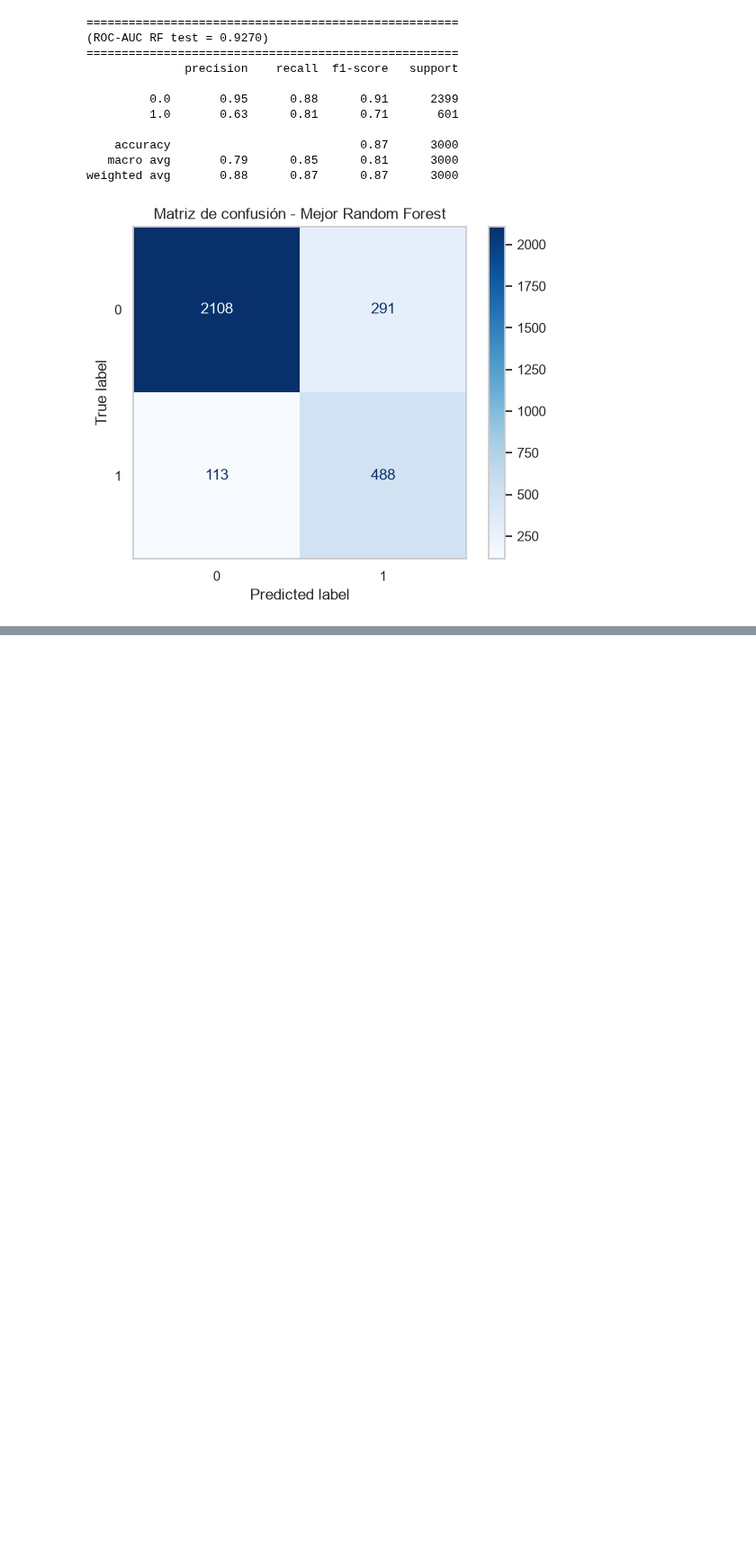
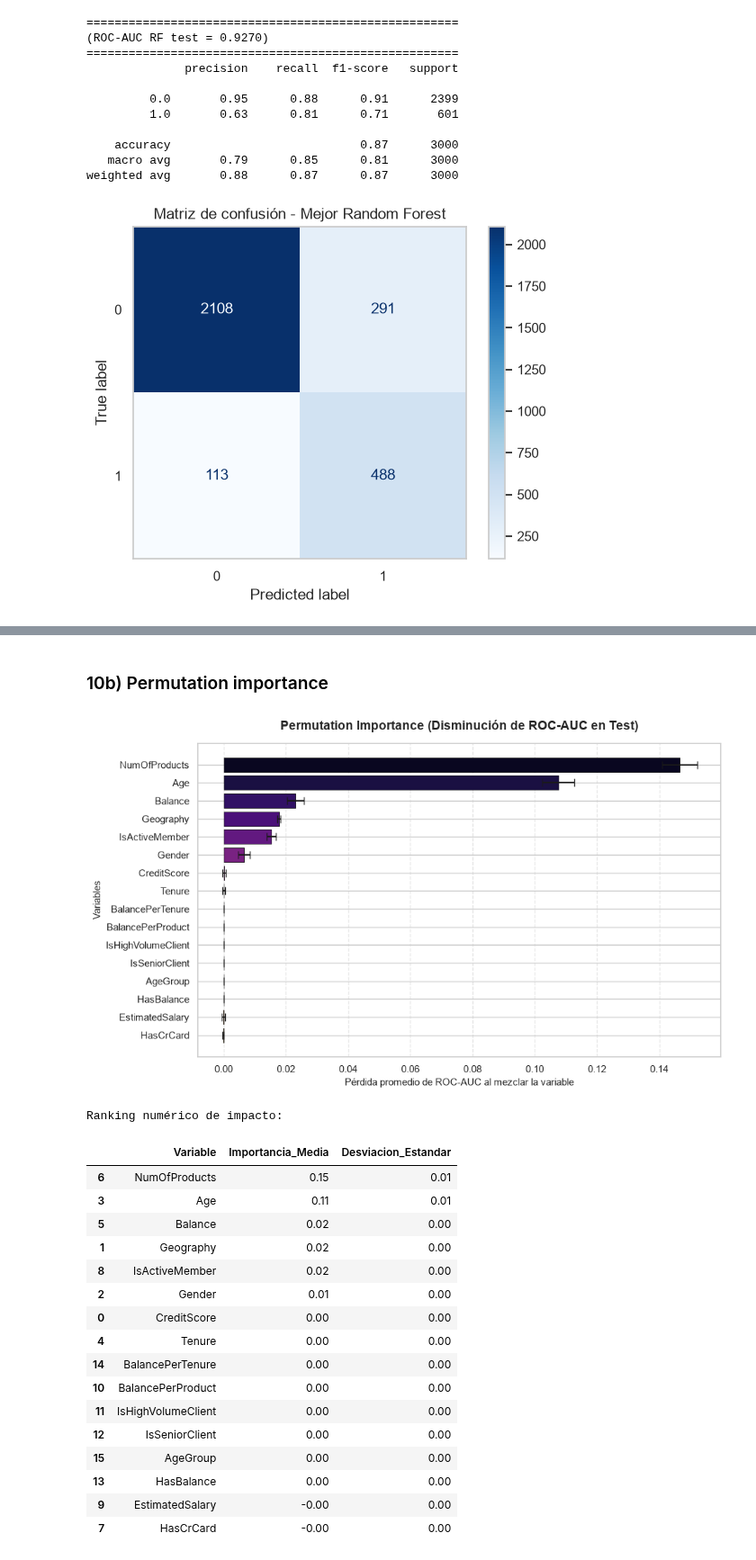
Before and after one commit to estebancardoso96/grupo_3, a Jupyter notebook: Principal_version_2_enrique.ipynb, the cells around one changed output, grey strips where cells are left out. Shown at 90% size. Saved outputs shown, nothing was run; the diff lists cells and outputs as text; code cells hidden in the pictures; blank space fills up the shorter version.

```diff
--- a/Principal_version_2_enrique.ipynb
+++ b/Principal_version_2_enrique.ipynb
@@ -859,0 +930,78 @@ plt.show()
+# %% [markdown]
+### 10b) Permutation importance
+# %%
+# 27. APLICAR PERMUTATION IMPORTANCE CON MEJOR RANDOM FOREST SOBRE DATASET MODIFICADO y VISUALIZAR RESULTADOS
+
+# Modificamos el dataset X_test para incluir las nuevas variables creadas
+X_test_modif = crear_nuevas_variables(X_test)
+
+# Ejecutamos Permutation Importance
+# Usamos el mejor modelo (best_estimator_) sobre los datos de prueba
+resultado_permutacion = permutation_importance(
+    estimator=grid_rf_modif.best_estimator_,
+    X=X_test_modif,
+    y=y_test,
+    scoring='roc_auc',  # Usamos la misma métrica que en GridSearchCV
+    n_repeats=10,       # Cantidad de veces que se mezcla cada columna para promediar
+    random_state=42,
+    n_jobs=-1           # Usa todos los procesadores disponibles
+)
+
+# Consolidamos los resultados en un DataFrame
+df_importancia = pd.DataFrame({
+    'Variable': X_test_modif.columns,
+    'Importancia_Media': resultado_permutacion.importances_mean,
+    'Desviacion_Estandar': resultado_permutacion.importances_std
+})
+
+# Ordenamos las variables de mayor a menor importancia
+df_importancia = df_importancia.sort_values(by='Importancia_Media', ascending=False)
+
+# Visualizamos los resultados con un Barplot
+plt.figure(figsize=(10, 6))
+
+# Usamos matplotlib puro (plt.barh) que maneja perfectamente los errores pre-calculados (xerr)
+plt.barh(
+    y=df_importancia['Variable'],
+    width=df_importancia['Importancia_Media'],
+    xerr=df_importancia['Desviacion_Estandar'],
+    capsize=4,
+    color=sns.color_palette('magma', len(df_importancia)),
+    edgecolor='black',
+    linewidth=0.5
+)
+
+# Invertimos el eje Y para que la variable más importante quede en la parte superior
+plt.gca().invert_yaxis()
+
+plt.title('Permutation Importance (Disminución de ROC-AUC en Test)', fontsize=14, fontweight='bold', pad=15)
+plt.xlabel('Pérdida promedio de ROC-AUC al mezclar la variable', fontsize=11)
+plt.ylabel('Variables', fontsize=11)
+plt.grid(axis='x', linestyle='--', alpha=0.5)
+
+plt.tight_layout()
+plt.show()
+
+# Mostrar la tabla exacta en pantalla
+print("Ranking numérico de impacto:")
+display(df_importancia)
+# %% [output]
+[figure, added]
+Ranking numérico de impacto:
+|  | Variable | Importancia_Media | Desviacion_Estandar |
+| 6 | NumOfProducts | 0.15 | 0.01 |
+| 3 | Age | 0.11 | 0.01 |
+| 5 | Balance | 0.02 | 0.00 |
+| 1 | Geography | 0.02 | 0.00 |
+| 8 | IsActiveMember | 0.02 | 0.00 |
+| 2 | Gender | 0.01 | 0.00 |
+| 0 | CreditScore | 0.00 | 0.00 |
+| 4 | Tenure | 0.00 | 0.00 |
+| 14 | BalancePerTenure | 0.00 | 0.00 |
+| 10 | BalancePerProduct | 0.00 | 0.00 |
+| 11 | IsHighVolumeClient | 0.00 | 0.00 |
+| 12 | IsSeniorClient | 0.00 | 0.00 |
+| 15 | AgeGroup | 0.00 | 0.00 |
+| 13 | HasBalance | 0.00 | 0.00 |
+| 9 | EstimatedSalary | -0.00 | 0.00 |
+| 7 | HasCrCard | -0.00 | 0.00 |
```
Also changed, not shown: parts of 19 cells of this notebook, 1 other file.
